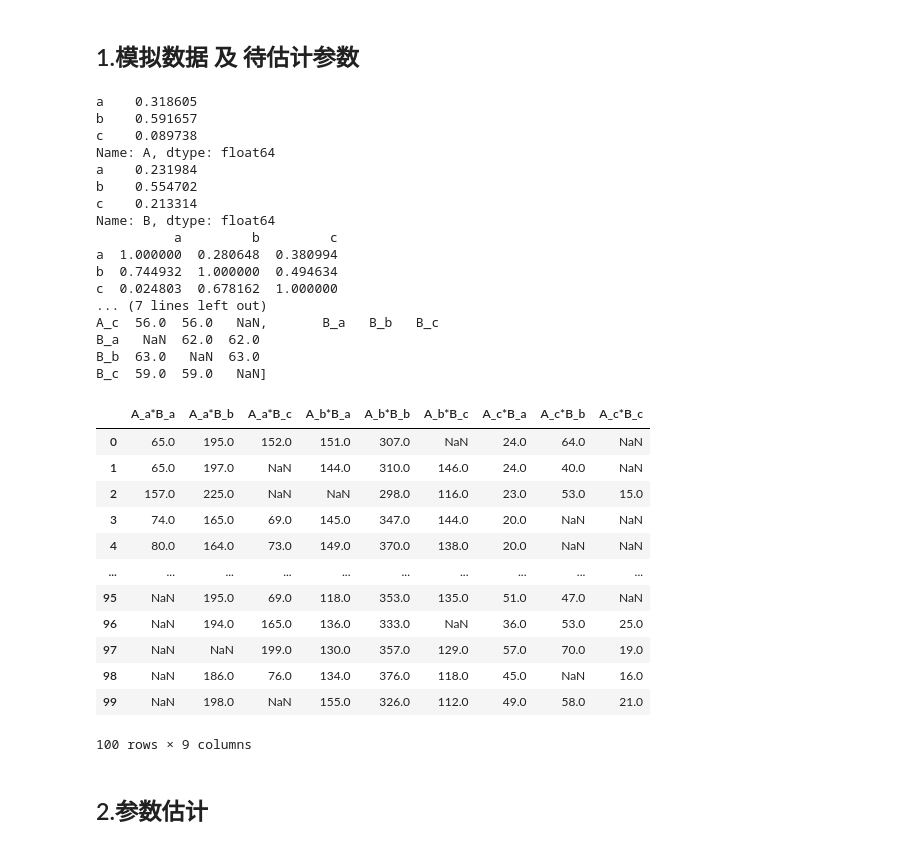
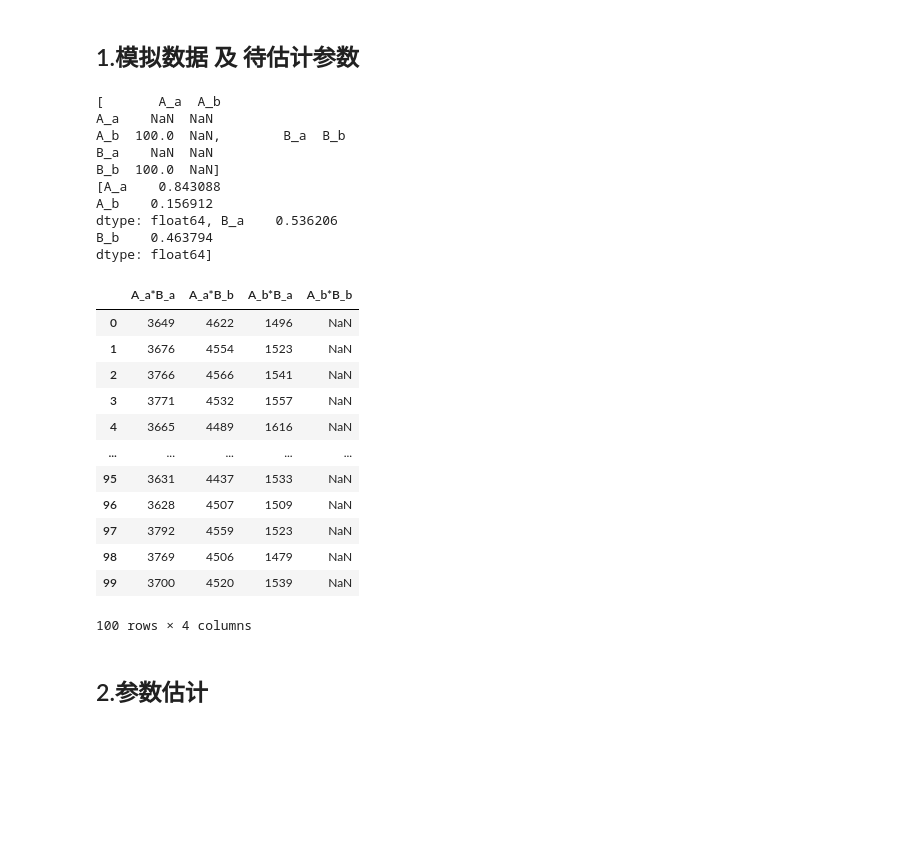
Before and after one commit to ShenhaoZhang/DemandMod, a Jupyter notebook: valid/功能验证.ipynb, the cells around one changed output. Saved outputs shown, nothing was run; the diff lists cells and outputs as text; code cells hidden in the pictures; blank space fills up the shorter version.

```diff
--- a/valid/功能验证.ipynb
+++ b/valid/功能验证.ipynb
@@ -13,46 +13,40 @@ from mod.Demand import Demand
 # %% [markdown]
 ## 1.模拟数据 及 待估计参数
 # %%
-sim_sale=SimSale(level_size=[3,3],seed=1)
-sale_df = sim_sale.generate_sale(lam=1000,size=100,un_ava_frac=0.25,un_ava_mix=True)
-print(sim_sale.attr_f_list[0])
-print(sim_sale.attr_f_list[1])
-print(sim_sale.attr_pi_list[0])
-print(sim_sale.attr_pi_list[1])
+sim_sale=SimSale(level_size=[2,2],seed=10)
+sale_df = sim_sale.generate_sale(lam=10000,size=100,un_ava_frac=0.25,un_ava_mix=False)
+# print(sim_sale.attr_f_list[0])
+# print(sim_sale.attr_f_list[1])
+# print(sim_sale.attr_pi_list[0])
+# print(sim_sale.attr_pi_list[1])
 mod = Demand(data=sale_df)
 print(mod.attr_trans)
+print(mod.attr_sale_pct)
 sale_df
 # %% [output]
-a    0.318605
-b    0.591657
-c    0.089738
-Name: A, dtype: float64
-a    0.231984
-b    0.554702
-c    0.213314
-Name: B, dtype: float64
-          a         b         c
-a  1.000000  0.280648  0.380994
-b  0.744932  1.000000  0.494634
-c  0.024803  0.678162  1.000000
-... (7 lines left out)
-A_c  56.0  56.0   NaN,       B_a   B_b   B_c
-B_a   NaN  62.0  62.0
-B_b  63.0   NaN  63.0
-B_c  59.0  59.0   NaN]
+[       A_a  A_b
+A_a    NaN  NaN
+A_b  100.0  NaN,        B_a  B_b
+B_a    NaN  NaN
+B_b  100.0  NaN]
+[A_a    0.843088
+A_b    0.156912
+dtype: float64, B_a    0.536206
+B_b    0.463794
+dtype: float64]
-|  | A_a*B_a | A_a*B_b | A_a*B_c | A_b*B_a | A_b*B_b | A_b*B_c | A_c*B_a | A_c*B_b | A_c*B_c |
-| 0 | 65.0 | 195.0 | 152.0 | 151.0 | 307.0 | NaN | 24.0 | 64.0 | NaN |
-| 1 | 65.0 | 197.0 | NaN | 144.0 | 310.0 | 146.0 | 24.0 | 40.0 | NaN |
-| 2 | 157.0 | 225.0 | NaN | NaN | 298.0 | 116.0 | 23.0 | 53.0 | 15.0 |
-| 3 | 74.0 | 165.0 | 69.0 | 145.0 | 347.0 | 144.0 | 20.0 | NaN | NaN |
-| 4 | 80.0 | 164.0 | 73.0 | 149.0 | 370.0 | 138.0 | 20.0 | NaN | NaN |
-| ... | ... | ... | ... | ... | ... | ... | ... | ... | ... |
-| 95 | NaN | 195.0 | 69.0 | 118.0 | 353.0 | 135.0 | 51.0 | 47.0 | NaN |
-| 96 | NaN | 194.0 | 165.0 | 136.0 | 333.0 | NaN | 36.0 | 53.0 | 25.0 |
-| 97 | NaN | NaN | 199.0 | 130.0 | 357.0 | 129.0 | 57.0 | 70.0 | 19.0 |
-| 98 | NaN | 186.0 | 76.0 | 134.0 | 376.0 | 118.0 | 45.0 | NaN | 16.0 |
-| 99 | NaN | 198.0 | NaN | 155.0 | 326.0 | 112.0 | 49.0 | 58.0 | 21.0 |
+|  | A_a*B_a | A_a*B_b | A_b*B_a | A_b*B_b |
+| 0 | 3649 | 4622 | 1496 | NaN |
+| 1 | 3676 | 4554 | 1523 | NaN |
+| 2 | 3766 | 4566 | 1541 | NaN |
+| 3 | 3771 | 4532 | 1557 | NaN |
+| 4 | 3665 | 4489 | 1616 | NaN |
+| ... | ... | ... | ... | ... |
+| 95 | 3631 | 4437 | 1533 | NaN |
+| 96 | 3628 | 4507 | 1509 | NaN |
+| 97 | 3792 | 4559 | 1523 | NaN |
+| 98 | 3769 | 4506 | 1479 | NaN |
+| 99 | 3700 | 4520 | 1539 | NaN |
-100 rows × 9 columns
+100 rows × 4 columns
 # %% [markdown]
 ## 2.参数估计
 # %%
```
Also changed, not shown: parts of 17 cells of this notebook, 1 other file.
